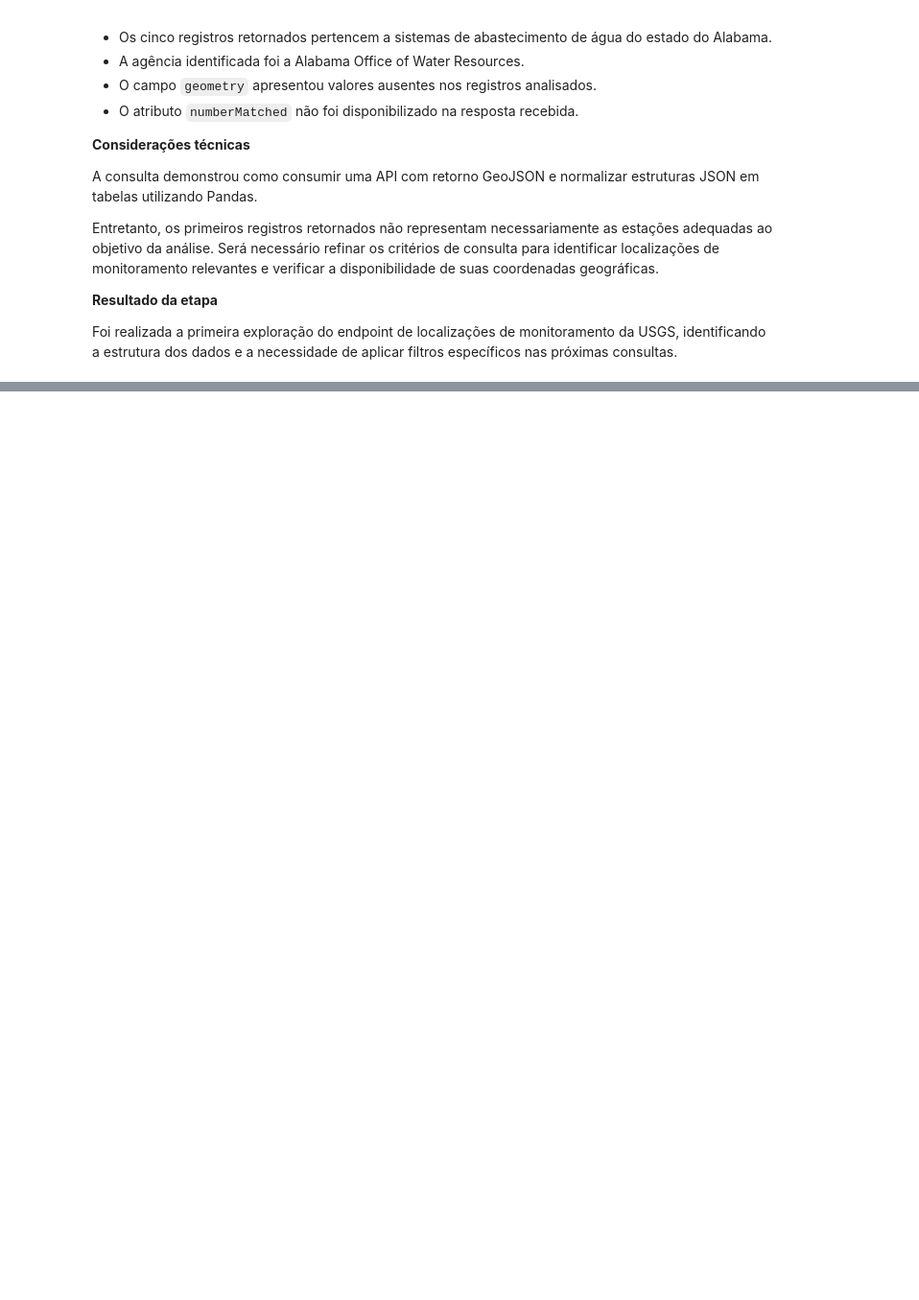
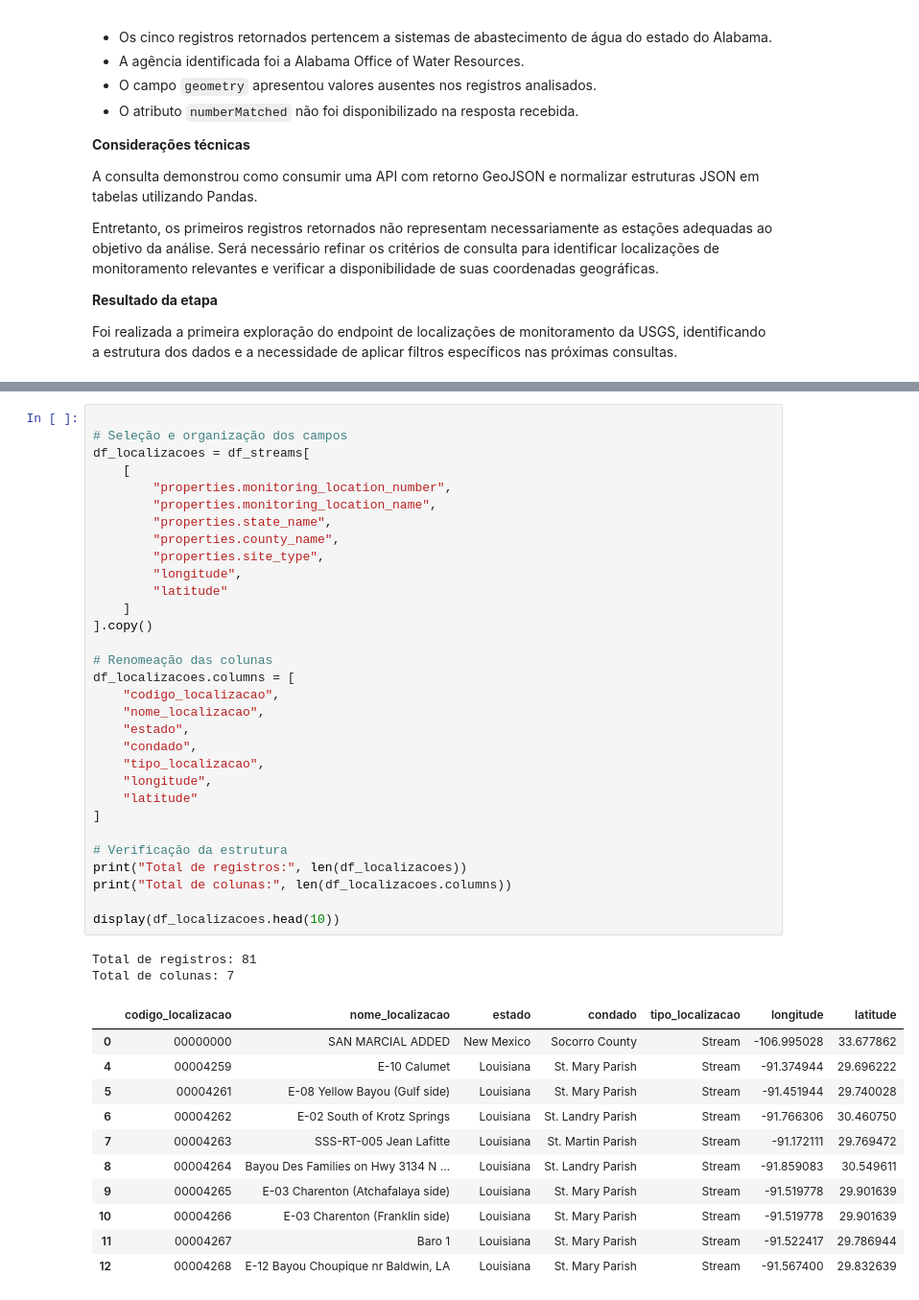
Before and after one commit to Maycon47/FT03-Python, a Jupyter notebook: notebooks/01_data_discovery_usgs.ipynb, the cells around one changed output, grey strips where cells are left out. Shown at 96% size. Saved outputs shown, nothing was run; the diff lists cells and outputs as text; blank space fills up the shorter version.

```diff
--- a/notebooks/01_data_discovery_usgs.ipynb
+++ b/notebooks/01_data_discovery_usgs.ipynb
@@ -1557,0 +2174,45 @@ Foi realizada a primeira exploração do endpoint de localizações de monitoram
+# %%
+
+# Seleção e organização dos campos
+df_localizacoes = df_streams[
+    [
+        "properties.monitoring_location_number",
+        "properties.monitoring_location_name",
+        "properties.state_name",
+        "properties.county_name",
+        "properties.site_type",
+        "longitude",
+        "latitude"
+    ]
+].copy()
+
+# Renomeação das colunas
+df_localizacoes.columns = [
+    "codigo_localizacao",
+    "nome_localizacao",
+    "estado",
+    "condado",
+    "tipo_localizacao",
+    "longitude",
+    "latitude"
+]
+
+# Verificação da estrutura
+print("Total de registros:", len(df_localizacoes))
+print("Total de colunas:", len(df_localizacoes.columns))
+
+display(df_localizacoes.head(10))
+# %% [output]
+Total de registros: 81
+Total de colunas: 7
+|  | codigo_localizacao | nome_localizacao | estado | condado | tipo_localizacao | longitude | latitude |
+| 0 | 00000000 | SAN MARCIAL ADDED | New Mexico | Socorro County | Stream | -106.995028 | 33.677862 |
+| 4 | 00004259 | E-10 Calumet | Louisiana | St. Mary Parish | Stream | -91.374944 | 29.696222 |
+| 5 | 00004261 | E-08 Yellow Bayou (Gulf side) | Louisiana | St. Mary Parish | Stream | -91.451944 | 29.740028 |
+| 6 | 00004262 | E-02 South of Krotz Springs | Louisiana | St. Landry Parish | Stream | -91.766306 | 30.460750 |
+| 7 | 00004263 | SSS-RT-005 Jean Lafitte | Louisiana | St. Martin Parish | Stream | -91.172111 | 29.769472 |
+| 8 | 00004264 | Bayou Des Families on Hwy 3134 N ... | Louisiana | St. Landry Parish | Stream | -91.859083 | 30.549611 |
+| 9 | 00004265 | E-03 Charenton (Atchafalaya side) | Louisiana | St. Mary Parish | Stream | -91.519778 | 29.901639 |
+| 10 | 00004266 | E-03 Charenton (Franklin side) | Louisiana | St. Mary Parish | Stream | -91.519778 | 29.901639 |
+| 11 | 00004267 | Baro 1 | Louisiana | St. Mary Parish | Stream | -91.522417 | 29.786944 |
+| 12 | 00004268 | E-12 Bayou Choupique nr Baldwin, LA | Louisiana | St. Mary Parish | Stream | -91.567400 | 29.832639 |
```
Also changed, not shown: parts of 47 cells of this notebook, 18 other files.
